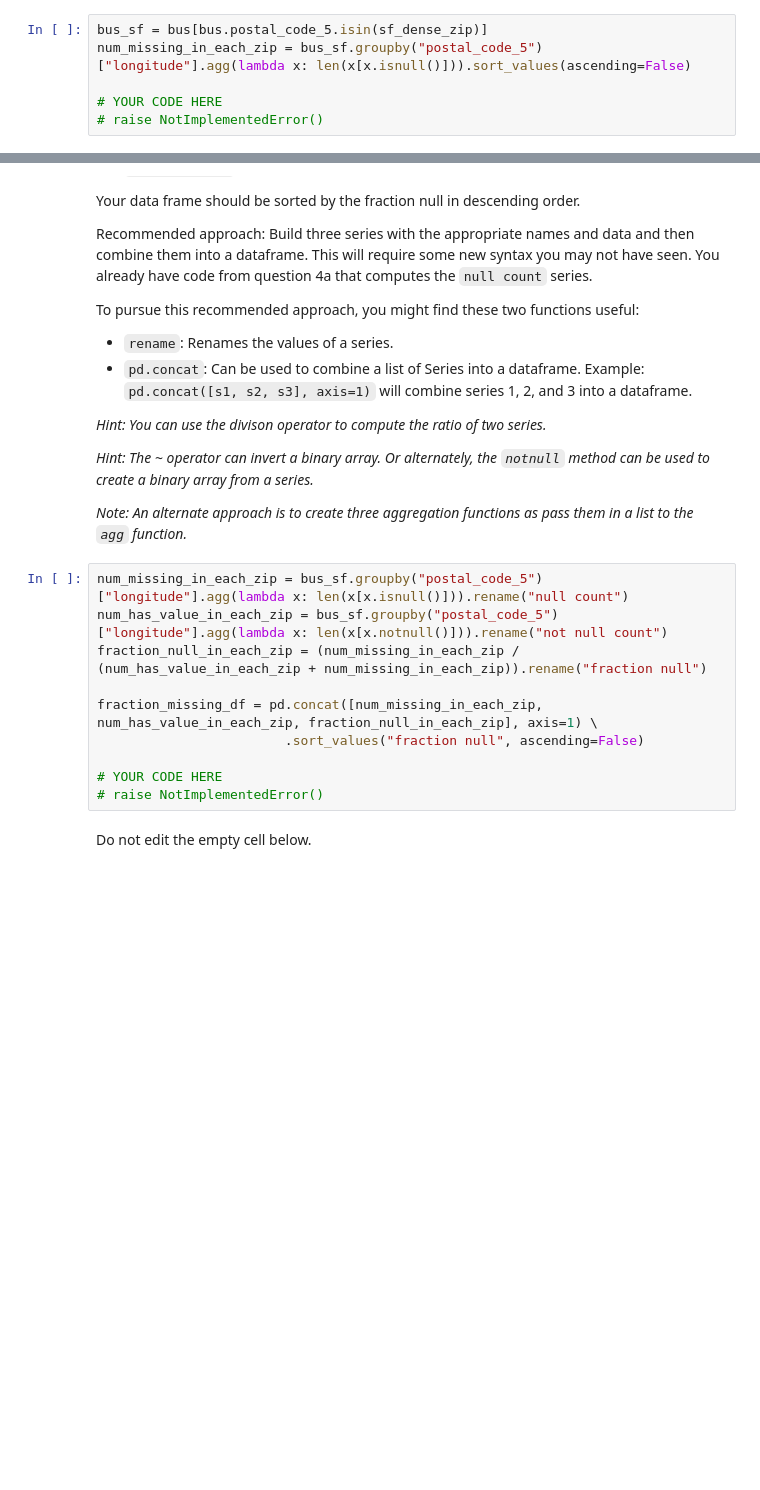
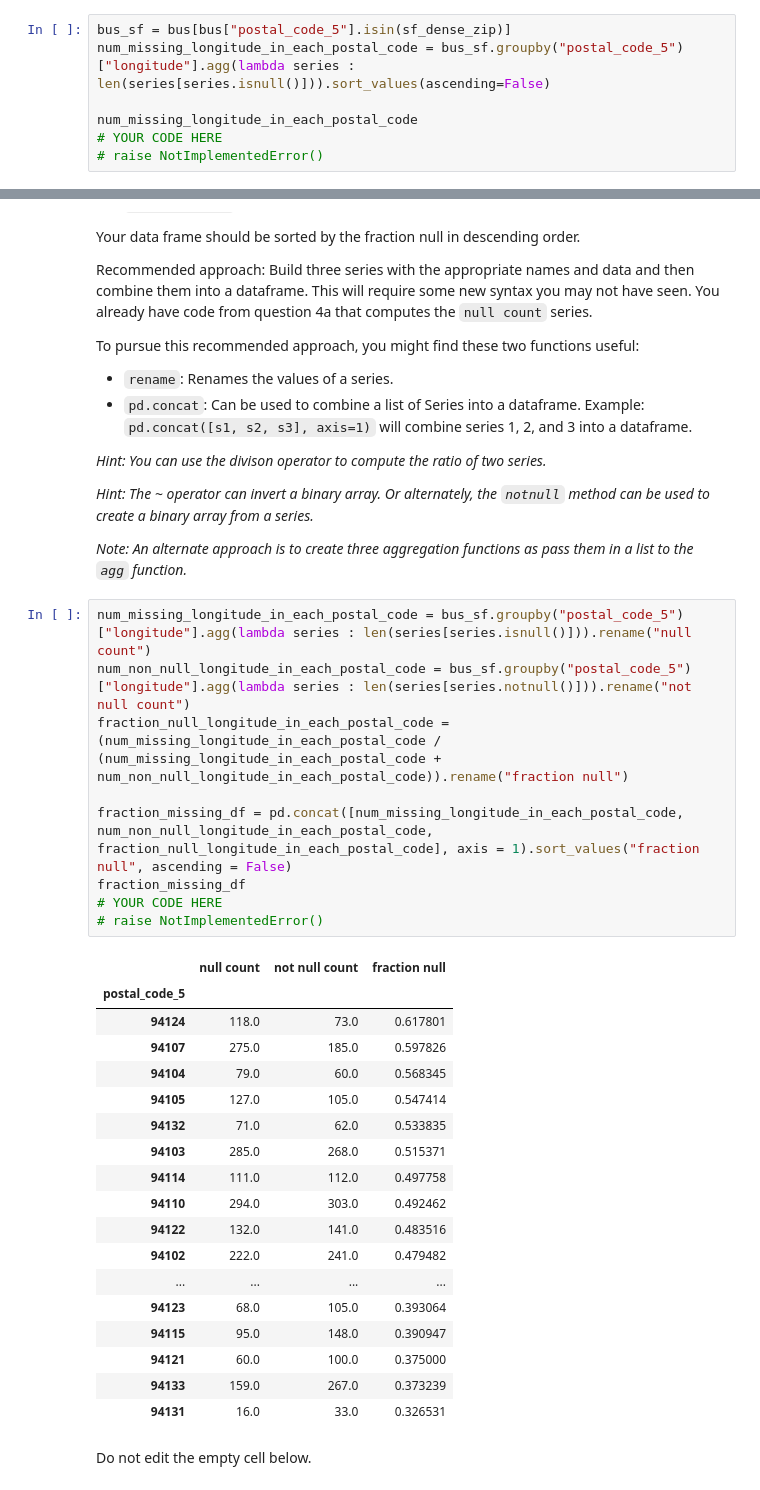
Before and after one commit to lasttillend/DS100, a Jupyter notebook: hw/hw1/hw1.ipynb, the cells around one changed output, grey strips where cells are left out. Cells and saved outputs as stored; diff of their text form; blank space fills up the shorter version.

```diff
--- a/hw/hw1/hw1.ipynb
+++ b/hw/hw1/hw1.ipynb
@@ -560,8 +765,9 @@ For example, 94110 should be at the top of the series, with the value 294.
 
 *Hint: Create a custom function to compute the number of null entries in a series, and use this function with the `agg` method.*
 # %%
-bus_sf = bus[bus.postal_code_5.isin(sf_dense_zip)]
-num_missing_in_each_zip = bus_sf.groupby("postal_code_5")["longitude"].agg(lambda x: len(x[x.isnull()])).sort_values(ascending=False)
+bus_sf = bus[bus["postal_code_5"].isin(sf_dense_zip)]
+num_missing_longitude_in_each_postal_code = bus_sf.groupby("postal_code_5")["longitude"].agg(lambda series : len(series[series.isnull()])).sort_values(ascending=False)
 
+num_missing_longitude_in_each_postal_code
 # YOUR CODE HERE
 # raise NotImplementedError()
@@ -593,15 +817,33 @@ To pursue this recommended approach, you might find these two functions useful:
 
 *Note: An alternate approach is to create three aggregation functions as pass them in a list to the `agg` function.*
 # %%
-num_missing_in_each_zip = bus_sf.groupby("postal_code_5")["longitude"].agg(lambda x: len(x[x.isnull()])).rename("null count")
-num_has_value_in_each_zip = bus_sf.groupby("postal_code_5")["longitude"].agg(lambda x: len(x[x.notnull()])).rename("not null count")
-fraction_null_in_each_zip = (num_missing_in_each_zip / (num_has_value_in_each_zip + num_missing_in_each_zip)).rename("fraction null")
+num_missing_longitude_in_each_postal_code = bus_sf.groupby("postal_code_5")["longitude"].agg(lambda series : len(series[series.isnull()])).rename("null count")
+num_non_null_longitude_in_each_postal_code = bus_sf.groupby("postal_code_5")["longitude"].agg(lambda series : len(series[series.notnull()])).rename("not null count")
+fraction_null_longitude_in_each_postal_code = (num_missing_longitude_in_each_postal_code / (num_missing_longitude_in_each_postal_code + num_non_null_longitude_in_each_postal_code)).rename("fraction null")
 
-fraction_missing_df = pd.concat([num_missing_in_each_zip, num_has_value_in_each_zip, fraction_null_in_each_zip], axis=1) \
-                        .sort_values("fraction null", ascending=False)
-
+fraction_missing_df = pd.concat([num_missing_longitude_in_each_postal_code, num_non_null_longitude_in_each_postal_code, fraction_null_longitude_in_each_postal_code], axis = 1).sort_values("fraction null", ascending = False)
+fraction_missing_df
 # YOUR CODE HERE
 # raise NotImplementedError()
+# %% [output]
+|  | null count | not null count | fraction null |
+| postal_code_5 |  |  |  |
+| 94124 | 118.0 | 73.0 | 0.617801 |
+| 94107 | 275.0 | 185.0 | 0.597826 |
+| 94104 | 79.0 | 60.0 | 0.568345 |
+| 94105 | 127.0 | 105.0 | 0.547414 |
+| 94132 | 71.0 | 62.0 | 0.533835 |
+| 94103 | 285.0 | 268.0 | 0.515371 |
+| 94114 | 111.0 | 112.0 | 0.497758 |
+| 94110 | 294.0 | 303.0 | 0.492462 |
+| 94122 | 132.0 | 141.0 | 0.483516 |
+| 94102 | 222.0 | 241.0 | 0.479482 |
+| ... | ... | ... | ... |
+| 94123 | 68.0 | 105.0 | 0.393064 |
+| 94115 | 95.0 | 148.0 | 0.390947 |
+| 94121 | 60.0 | 100.0 | 0.375000 |
+| 94133 | 159.0 | 267.0 | 0.373239 |
+| 94131 | 16.0 | 33.0 | 0.326531 |
 # %% [markdown]
 Do not edit the empty cell below.
 # %% [markdown]
```
Also changed, not shown: parts of 52 cells of this notebook, 5 other files.
